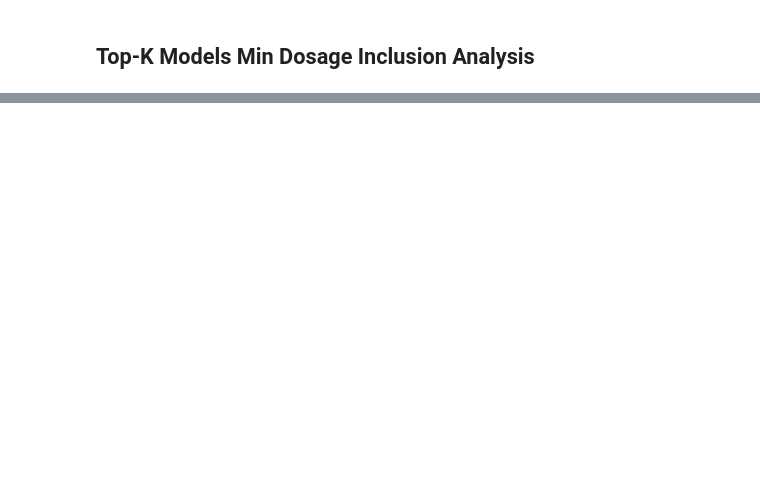
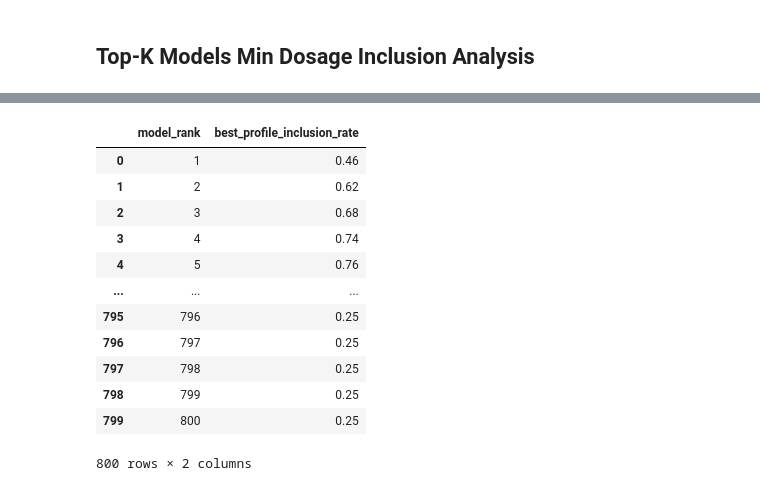
Before and after one commit to AparaV/rashomon-partition-sets, a Jupyter notebook: Code/analyze_reff_simulations.ipynb, the cells around one changed output, grey strips where cells are left out. Saved outputs shown, nothing was run; the diff lists cells and outputs as text; code cells hidden in the pictures; blank space fills up the shorter version.

```diff
--- a/Code/analyze_reff_simulations.ipynb
+++ b/Code/analyze_reff_simulations.ipynb
@@ -748,10 +748,14 @@ plt.show()
 # %% [markdown]
 ## Top-K Models Min Dosage Inclusion Analysis
 # %%
-# Process Rashomon data: sort by loss and compute cumulative min_dosage inclusion
-K = 100  # Number of top models to analyze
+# Process Rashomon data: sort by loss and compute cumulative best profile inclusion
+K = 800  # Number of top models to analyze
 
-rashomon_topk_df = rashomon_df.copy()
+rashomon_topk_df = rashomon_raw_df.copy()
+
+# Compute loss
+reg = 1e-1
+rashomon_topk_df["loss"] = rashomon_topk_df["MSE"] + reg * rashomon_topk_df["num_pools"]
 
 # Sort by loss within each simulation
 rashomon_topk_df = rashomon_topk_df.sort_values(["n_per_pol", "sim_num", "loss"], ascending=True)
@@ -762,17 +766,19 @@ rashomon_topk_df["model_rank"] = rashomon_topk_df.groupby(["n_per_pol", "sim_num
 # Keep only top K models
 rashomon_topk_df = rashomon_topk_df[rashomon_topk_df["model_rank"] <= K]
 
-# Compute cumulative min_dosage inclusion: 1 if any model up to this rank has min_dosage > 0
-rashomon_topk_df["min_dosage_present"] = (rashomon_topk_df["min_dosage"] > 0).astype(int)
-rashomon_topk_df["cumulative_min_dosage"] = rashomon_topk_df.groupby(
+# Compute cumulative best profile inclusion: 1 if any model up to this rank has the true best profile
+rashomon_topk_df["best_profile_present"] = (rashomon_topk_df[true_best_profile] > 0).astype(int)
+rashomon_topk_df["cumulative_best_profile"] = rashomon_topk_df.groupby(
     ["n_per_pol", "sim_num"]
-)["min_dosage_present"].cumsum()
-rashomon_topk_df["cumulative_min_dosage"] = (rashomon_topk_df["cumulative_min_dosage"] > 0).astype(int)
+)["best_profile_present"].cumsum()
+rashomon_topk_df["cumulative_best_profile"] = (rashomon_topk_df["cumulative_best_profile"] > 0).astype(int)
 
 # Average across simulations for each rank
-rashomon_topk_summary = rashomon_topk_df.groupby("model_rank")["cumulative_min_dosage"].mean().reset_index()
-rashomon_topk_summary.rename(columns={"cumulative_min_dosage": "min_dosage_inclusion_rate"}, inplace=True)
+rashomon_topk_summary = rashomon_topk_df.groupby("model_rank")["cumulative_best_profile"].mean().reset_index()
+
+rashomon_topk_summary.rename(columns={"cumulative_best_profile": "best_profile_inclusion_rate"}, inplace=True)
+
+print(rashomon_topk_summary.head(10))
 
 print(f"Rashomon: {len(rashomon_topk_summary)} ranks processed")
-rashomon_topk_summary.head(10)
 # %% [output]
@@ -780 +797,17 @@ KeyError: 'min_dosage'
+# %%
+rashomon_topk_summary
+# %% [output]
+|  | model_rank | best_profile_inclusion_rate |
+| 0 | 1 | 0.46 |
+| 1 | 2 | 0.62 |
+| 2 | 3 | 0.68 |
+| 3 | 4 | 0.74 |
+| 4 | 5 | 0.76 |
+| ... | ... | ... |
+| 795 | 796 | 0.25 |
+| 796 | 797 | 0.25 |
+| 797 | 798 | 0.25 |
+| 798 | 799 | 0.25 |
+| 799 | 800 | 0.25 |
+800 rows × 2 columns
 # %%
```
Also changed, not shown: parts of 5 cells of this notebook.
